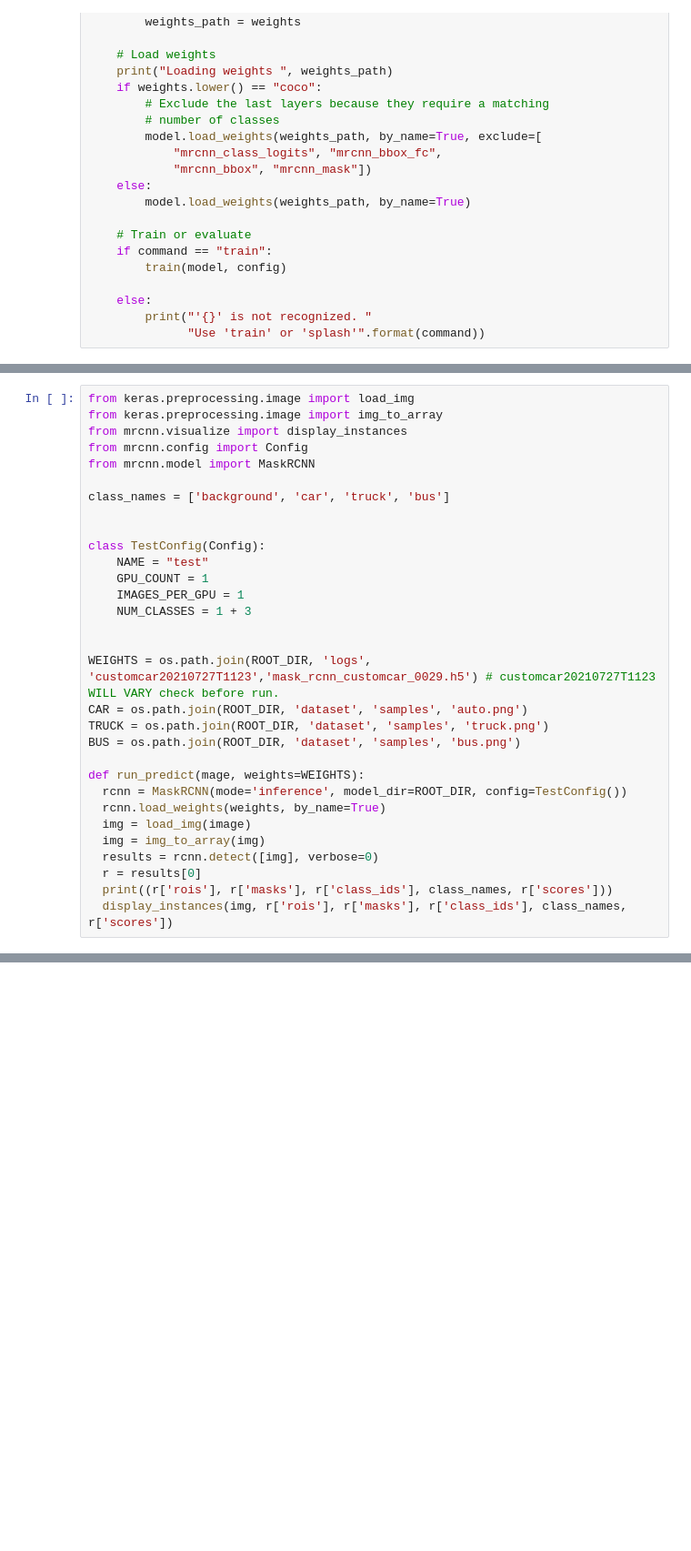
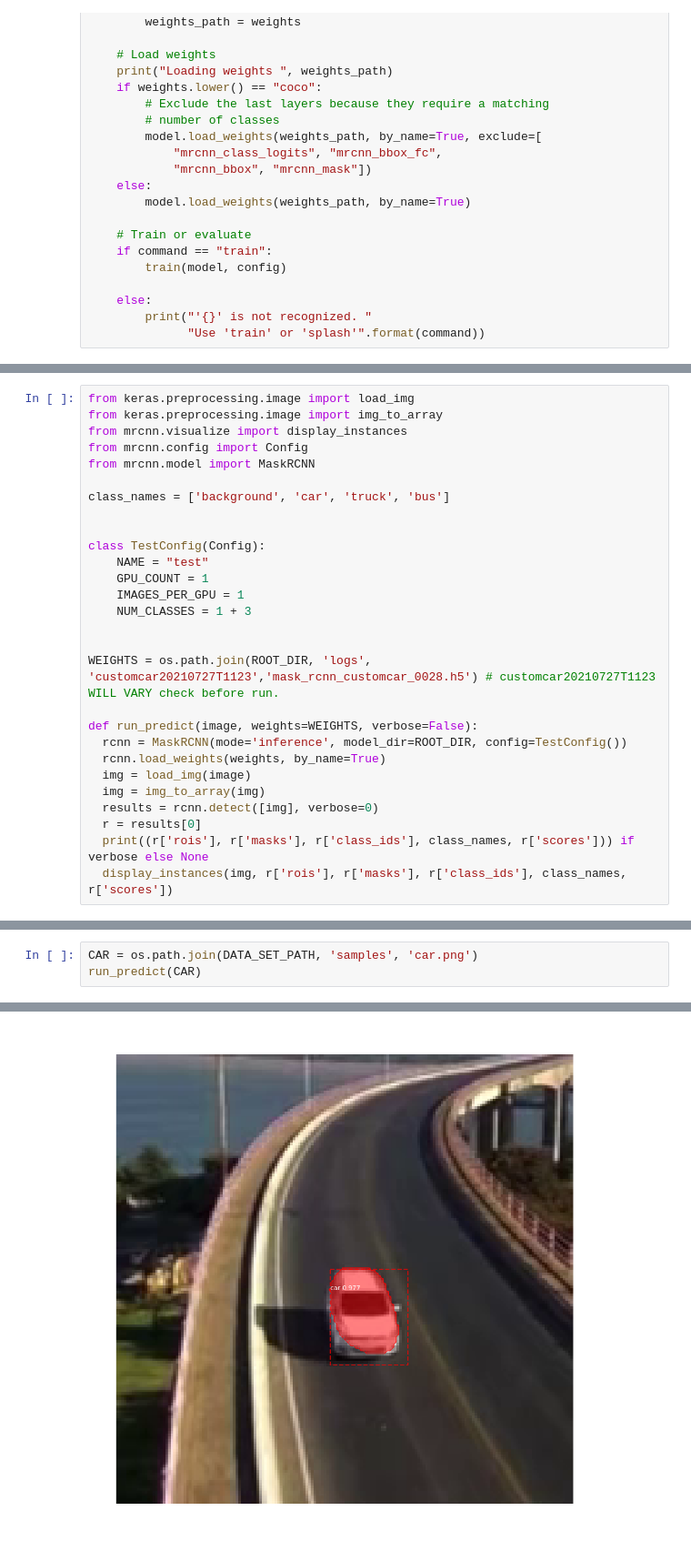
Before and after one commit to martinezger/vehicle-detection-rcnn, a Jupyter notebook: vehicle_detection.ipynb, the cells around one changed output, grey strips where cells are left out. Shown at 91% size. Cells and saved outputs as stored; diff of their text form; blank space fills up the shorter version.

```diff
--- a/vehicle_detection.ipynb
+++ b/vehicle_detection.ipynb
@@ -290,17 +368,14 @@ class TestConfig(Config):
     NUM_CLASSES = 1 + 3
 
 
-WEIGHTS = os.path.join(ROOT_DIR, 'logs', 'customcar20210727T1123','mask_rcnn_customcar_0029.h5') # customcar20210727T1123 WILL VARY check before run.
-CAR = os.path.join(ROOT_DIR, 'dataset', 'samples', 'auto.png')
-TRUCK = os.path.join(ROOT_DIR, 'dataset', 'samples', 'truck.png')
-BUS = os.path.join(ROOT_DIR, 'dataset', 'samples', 'bus.png')
+WEIGHTS = os.path.join(ROOT_DIR, 'logs', 'customcar20210727T1123','mask_rcnn_customcar_0028.h5') # customcar20210727T1123 WILL VARY check before run.
 
-def run_predict(mage, weights=WEIGHTS):
+def run_predict(image, weights=WEIGHTS, verbose=False):
   rcnn = MaskRCNN(mode='inference', model_dir=ROOT_DIR, config=TestConfig())
   rcnn.load_weights(weights, by_name=True)
   img = load_img(image)
   img = img_to_array(img)
   results = rcnn.detect([img], verbose=0)
   r = results[0]
-  print((r['rois'], r['masks'], r['class_ids'], class_names, r['scores']))
+  print((r['rois'], r['masks'], r['class_ids'], class_names, r['scores'])) if verbose else None
   display_instances(img, r['rois'], r['masks'], r['class_ids'], class_names, r['scores'])
@@ -347,0 +382,4 @@ display_instances(img, r['rois'], r['masks'], r['class_ids'], class_names, r['sc
+# %%
+CAR = os.path.join(DATA_SET_PATH, 'samples', 'car.png')
+run_predict(CAR)
+# %% [output]
@@ -347,0 +387 @@ display_instances(img, r['rois'], r['masks'], r['class_ids'], class_names, r['sc
+[figure, added]
```
Also changed, not shown: parts of 16 cells of this notebook.
